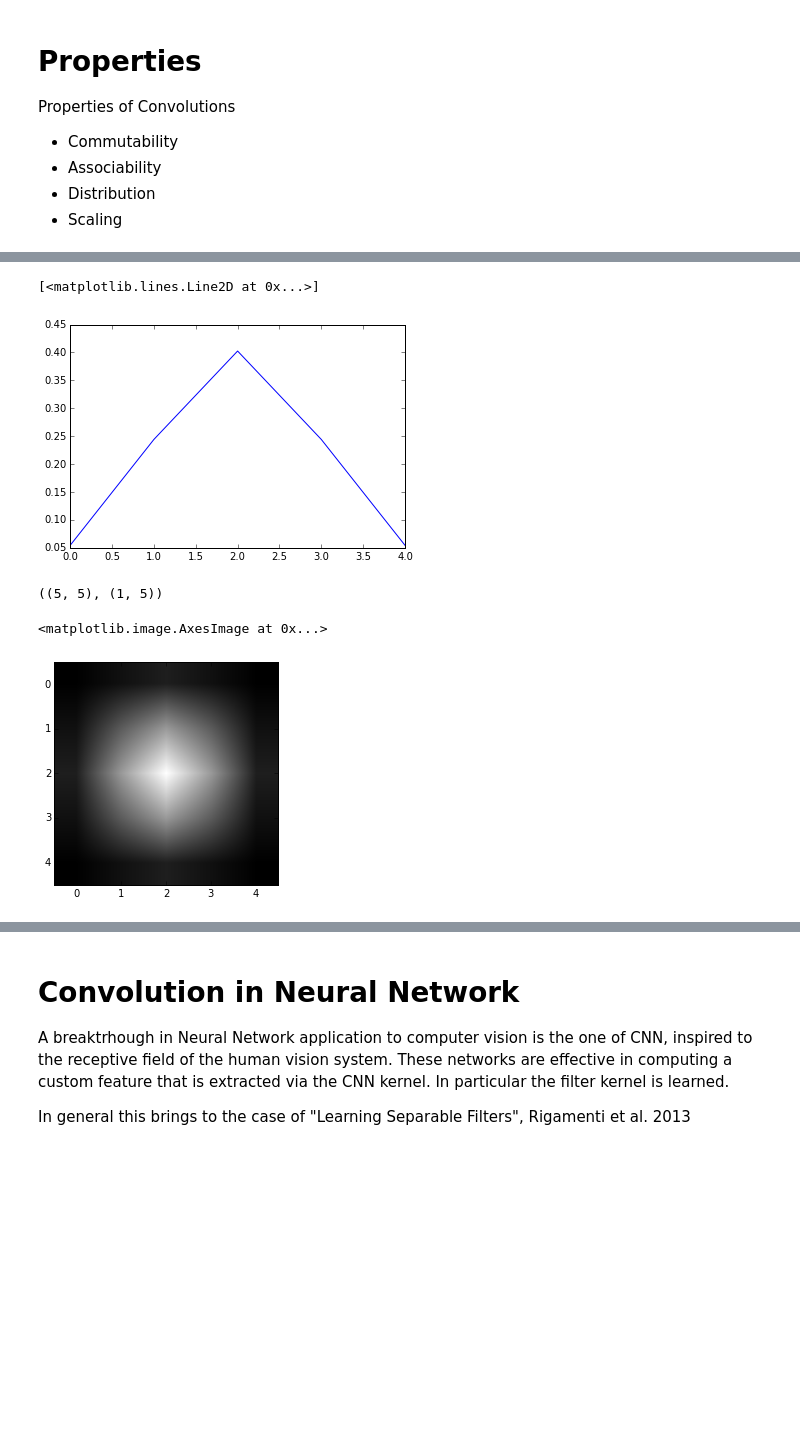
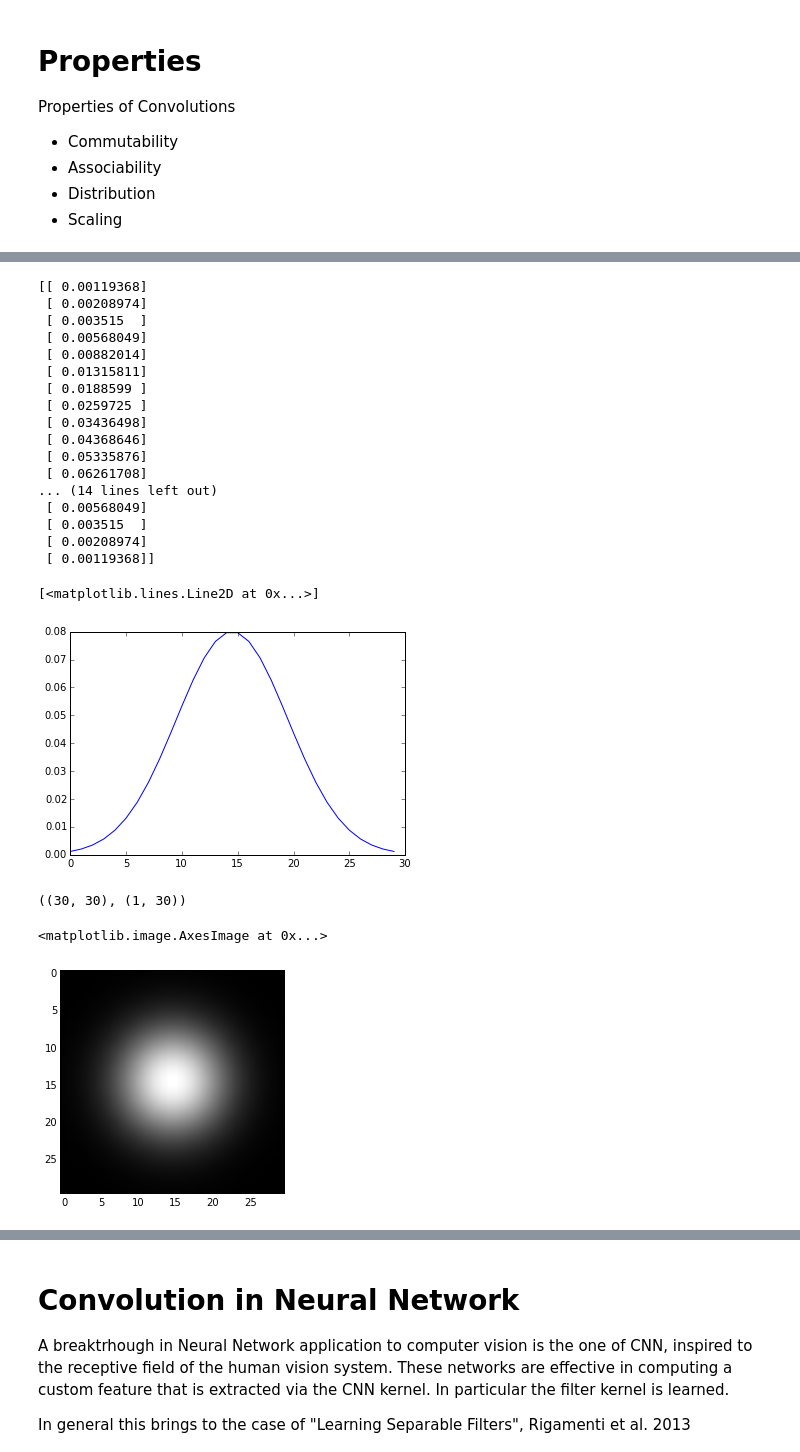
Before and after one commit to eruffaldi/coursevision, a Jupyter notebook: image_filtering.ipynb, the cells around one changed output, grey strips where cells are left out. Cells and saved outputs as stored; diff of their text form; code cells hidden in the pictures; blank space fills up the shorter version.

```diff
--- a/image_filtering.ipynb
+++ b/image_filtering.ipynb
@@ -92,17 +92,35 @@ The first performs the high-level transformation using the function sepFilter2D,
 
 How to set ksize given sigma? ksize/2 = int(3 sigma)
 # %%
-fi = cv2.getGaussianKernel(5, 1)
+fi = cv2.getGaussianKernel(30, 5)
+print(fi)
 plt.plot(fi)
 # %% [output]
-[<matplotlib.lines.Line2D at 0x...>]
+[[ 0.00119368]
+ [ 0.00208974]
+ [ 0.003515  ]
+ [ 0.00568049]
+ [ 0.00882014]
+ [ 0.01315811]
+ [ 0.0188599 ]
+ [ 0.0259725 ]
+ [ 0.03436498]
+ [ 0.04368646]
+ [ 0.05335876]
+ [ 0.06261708]
+... (14 lines left out)
+ [ 0.00568049]
+ [ 0.003515  ]
+ [ 0.00208974]
+ [ 0.00119368]]
+[<matplotlib.lines.Line2D at 0x...>]
-[figure, old version]
+[figure, new version]
 # %%
 fi2 = fi * fi.T
 print(fi2.shape,fi.T.shape)
 imshowg(fi2)
 # %% [output]
-((5, 5), (1, 5))
+((30, 30), (1, 30))
 <matplotlib.image.AxesImage at 0x...>
-[figure, old version]
+[figure, new version]
 # %%
```
Also changed, not shown: parts of 2 cells of this notebook, 3 other files.
